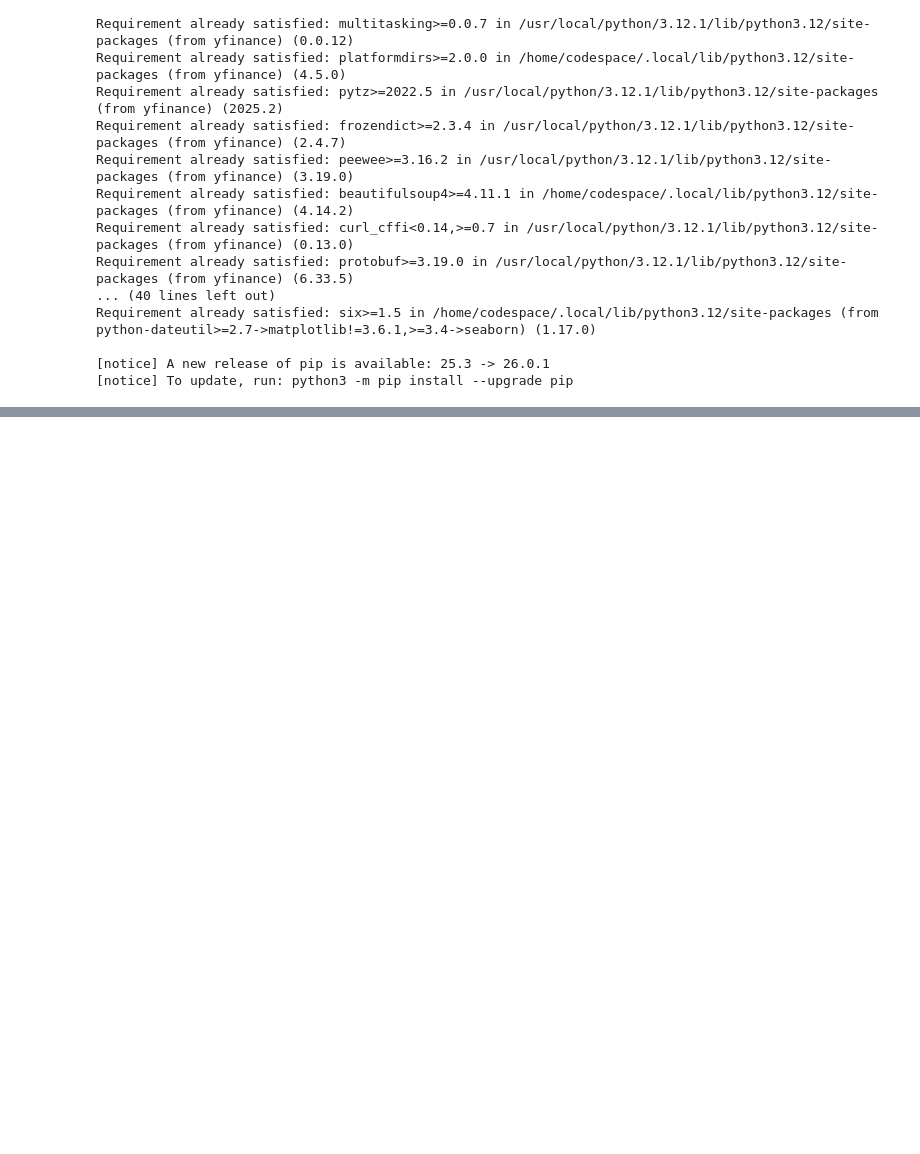
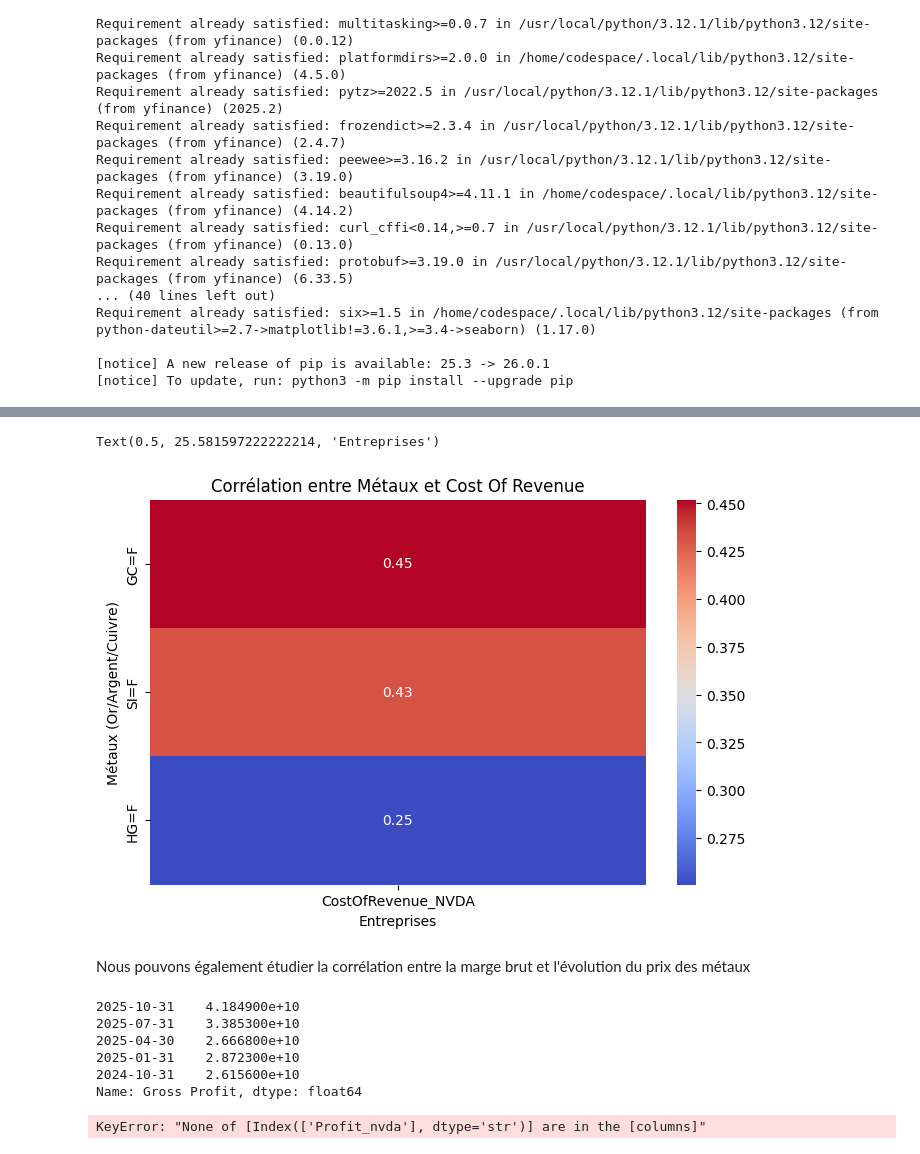
Before and after one commit to c-battaglia/Projet-Audit-Data-Battaglia-La-Mendola-Bernardoff-Bleywas, a Jupyter notebook: SCRIPTS/script.ipynb, the cells around one changed output, grey strips where cells are left out. Saved outputs shown, nothing was run; the diff lists cells and outputs as text; code cells hidden in the pictures; blank space fills up the shorter version.

Commit message:
Fin des 2 correlations CDR

```diff
--- a/SCRIPTS/script.ipynb
+++ b/SCRIPTS/script.ipynb
@@ -126,0 +129,3 @@ KeyError: 'Receivables'
+# %%
+CostOfRevenue = nvda.quarterly_income_stmt.loc["Cost Of Revenue"]
+print(CostOfRevenue)
@@ -126,0 +141,4 @@ KeyError: 'Receivables'
+# %%
+import pandas as pd
+renta_trimestrielles = rentabilites.resample('QE').sum()
+print(renta_trimestrielles)
@@ -126,0 +163,19 @@ KeyError: 'Receivables'
+# %%
+CostOfRevenue.index = pd.to_datetime(CostOfRevenue.index)
+renta_trimestrielles.index = pd.to_datetime(renta_trimestrielles.index)
+
+
+CostOfRevenue = CostOfRevenue.sort_index()
+renta_trimestrielles = renta_trimestrielles.sort_index()
+
+df_nvda = CostOfRevenue.to_frame(name="CostOfRevenue_NVDA")
+
+donnees_finales = pd.merge_asof(
+    renta_trimestrielles,
+    df_nvda,
+    left_index=True,
+    right_index=True,
+    direction='nearest'
+).dropna()
+
+print(donnees_finales.head())
@@ -126,0 +198,51 @@ KeyError: 'Receivables'
+# %%
+correlation_CDR = donnees_finales.corr()
+matrice = correlation_CDR.loc[metaux, ['CostOfRevenue_NVDA']]
+
+plt.figure(figsize=(8, 5))
+sns.heatmap(matrice, annot=True, cmap='coolwarm')
+
+plt.title("Corrélation entre Métaux et Cost Of Revenue")
+plt.ylabel("Métaux (Or/Argent/Cuivre)")
+plt.xlabel("Entreprises")
+# %% [output]
+Text(0.5, 25.581597222222214, 'Entreprises')
+[figure, added]
+# %% [markdown]
+Nous pouvons également étudier la corrélation entre la marge brut et l'évolution du prix des métaux
+# %%
+GrossProfit = nvda.quarterly_income_stmt.loc["Gross Profit"]
+print(GrossProfit)
+# %% [output]
+2025-10-31    4.184900e+10
+2025-07-31    3.385300e+10
+2025-04-30    2.666800e+10
+2025-01-31    2.872300e+10
+2024-10-31    2.615600e+10
+Name: Gross Profit, dtype: float64
+# %%
+
+GrossProfit2 = GrossProfit.to_frame(name="Profit_nvda")
+GrossProfit2.index = pd.to_datetime(GrossProfit2.index)
+
+donnees_finales = pd.merge_asof(
+    donnees_finales.sort_index(),
+    GrossProfit2.sort_index(),
+    left_index=True,
+    right_index=True,
+    direction='nearest')
+
+
+correlation_CDR2 = donnees_finales.corr()
+
+indicateur_profit = ['Profit_nvda']
+matrice2 = correlation_CDR2.loc[metaux, ['Profit_nvda']]
+
+plt.figure(figsize=(8, 5))
+sns.heatmap(matrice, annot=True, cmap='coolwarm')
+
+plt.title("Corrélation entre Métaux et Gross Margin")
+plt.ylabel("Métaux (Or/Argent/Cuivre)")
+plt.xlabel("Gross Profit")
+# %% [output]
+KeyError: "None of [Index(['Profit_nvda'], dtype='str')] are in the [columns]"
```
Also changed, not shown: parts of 14 cells of this notebook.
